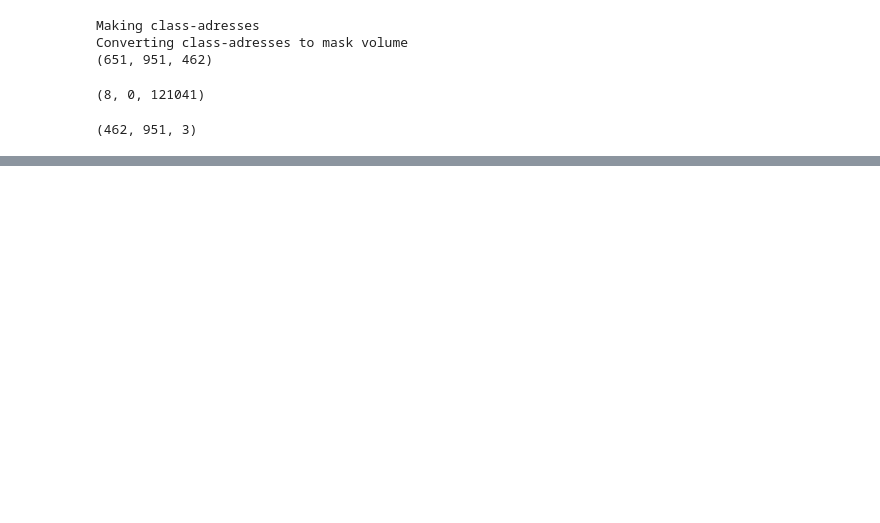
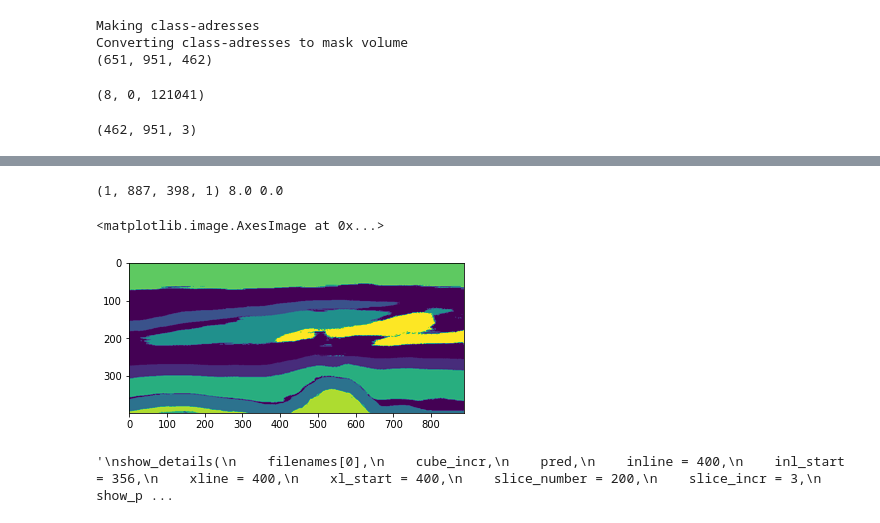
Before and after one commit to lonestar686/MalenoV, a Jupyter notebook: F3_seismic_data_plus_machine_learning/predict.ipynb, the cells around one changed output, grey strips where cells are left out. Saved outputs shown, nothing was run; the diff lists cells and outputs as text; code cells hidden in the pictures; blank space fills up the shorter version.

Commit message:
add a train.py for training; and fix some bugs

```diff
--- a/F3_seismic_data_plus_machine_learning/predict.ipynb
+++ b/F3_seismic_data_plus_machine_learning/predict.ipynb
@@ -63,23 +61,6 @@ train_dict = {
     'save_location' : 'F3_fullstack_multi_25i_10e_20000'    # file name for the saved trained model
 }
 
-
-# Define the dictionary holding all the prediction parameters
-pred_dict = {
-    'keras_model' :  keras.models.load_model('F3_fullstack_multi_25i_10e_20000.h5'), # input model to be used for prediction, to load a model use: keras.models.load_model('write_location')
-    #'section_edge' : np.asarray([132, 718, 400, 400, 132, 1720]), # inline and xline section to be predicted (all depths), must contain xline
-    'section_edge' : np.asarray([ils, ile, xls, xle, ts, te]),   # use the whole volume
-    'show_feature' : False,    # Show the distinct features before they are combined to a prediction
-    'xline' : 400, #123900,    # xline used for classification (index)(should be within section range)
-    'num_class' : len(train_dict['files']),    # number of classes to output
-    'cord_syst' : 'segy',    # Coordinate system used, default is 0,0. Set to 'segy' to give inputs in (inline,xline)
-    'save_pred' : True,    # Save the prediction as a segy-cube
-    'save_location' : 'F3_fullstack_multi_25i_10e_20000_facies_classes',     # file name for the saved prediction
-    'pred_batch' : 25,     # number of traces used to make batches of mini-cubes that are stored in memory at once
-    #'pred_batch' : train_dict['num_train_ex']//(pred_dict['section_edge'][5]-pred_dict['section_edge'][4])    #Suggested value
-    'pred_prob' : False     # Give the probabilities of the first class(True), or simply show where each class is classified(False)
-}
-
 # add directory prefix
 
 # 1. dir for classification data
@@ -104,6 +85,24 @@ if not os.path.exists(out_dir):
     os.makedirs(out_dir)
 #
 train_dict['save_location'] = os.path.join(out_dir, train_dict['save_location'])
+
+# for prediction
+# Define the dictionary holding all the prediction parameters
+pred_dict = {
+    'keras_model' :  keras.models.load_model(train_dict['save_location']+'.h5'), # input model to be used for prediction, to load a model use: keras.models.load_model('write_location')
+    #'section_edge' : np.asarray([132, 718, 400, 400, 132, 1720]), # inline and xline section to be predicted (all depths), must contain xline
+    'section_edge' : np.asarray([339, 339, xls, xle, ts, te]),   # use inline 339
+    'show_feature' : False,    # Show the distinct features before they are combined to a prediction
+    'xline' : 400, #123900,    # xline used for classification (index)(should be within section range)
+    'num_class' : len(train_dict['files']),    # number of classes to output
+    'cord_syst' : 'segy',    # Coordinate system used, default is 0,0. Set to 'segy' to give inputs in (inline,xline)
+    'save_pred' : True,    # Save the prediction as a segy-cube
+    'save_location' : 'F3_fullstack_multi_25i_10e_20000_facies_classes',     # file name for the saved prediction
+    'pred_batch' : 25,     # number of traces used to make batches of mini-cubes that are stored in memory at once
+    #'pred_batch' : train_dict['num_train_ex']//(pred_dict['section_edge'][5]-pred_dict['section_edge'][4])    #Suggested value
+    'pred_prob' : False     # Give the probabilities of the first class(True), or simply show where each class is classified(False)
+}
+
 pred_dict['save_location']  = os.path.join(out_dir, pred_dict['save_location'])
 # %%
 ### ---- Functions for Input data(SEG-Y) formatting and reading ----
@@ -1091,7 +1091,7 @@ def predicting(filename,inp_seis,seis_obj,keras_model,cube_incr,num_classes,inp_
     jndx = 0
 
     # Calculate how many sets of batches need to be done and define parameters needed for the final batch
-    tot_len = (section[1]-section[0]+1)*(section[3]-section[2]+1)
+    tot_len = (section_edge[1]-section_edge[0]+1)*(section_edge[3]-section_edge[2]+1)  # nx0*ny0
     rem = tot_len % pred_batch
     num_it = tot_len // pred_batch
     # Time the sub_prediction
@@ -1196,6 +1196,8 @@ def predicting(filename,inp_seis,seis_obj,keras_model,cube_incr,num_classes,inp_
 
     # Reshape the prediction to the shape of the desired cube
     print('Reshaping prediction:')
+
+    # ny0, nx0, nz0, num_classes
     if show_features:
         prediction = prediction.reshape((section_edge[1]-section_edge[0]+1,\
                                          section_edge[3]-section_edge[2]+1,\
@@ -1753,5 +1797,14 @@ print(pred.shape)
+# %%
+pred = output_dict1['pred']
+print(pred.shape, np.max(pred), np.min(pred))
+plt.imshow(pred[0, :,:,0].T,interpolation="spline16", vmin=0, vmax=8)
+# %% [output]
+(1, 887, 398, 1) 8.0 0.0
+<matplotlib.image.AxesImage at 0x...>
+[figure, added]
 # %%
 # Show additional details about the prediciton
+"""
 show_details(
     filenames[0],
     cube_incr,
@@ -1764,7 +1817,7 @@ show_details(
     slice_incr = 3,
     show_prob=False
 )
-
+"""
 
 
 ### Save/load functions
@@ -1775,3 +1828,5 @@ show_details(
 ## returns a compiled model
 ## identical to the one saved
 #loaded_model = keras.models.load_model('filename.h5')
+# %% [output]
+'\nshow_details(\n    filenames[0],\n    cube_incr,\n    pred,\n    inline = 400,\n    inl_start = 356,\n    xline = 400,\n    xl_start = 400,\n    slice_number = 200,\n    slice_incr = 3,\n    show_p ...
```
Also changed, not shown: parts of 11 cells of this notebook, 1 other file.
